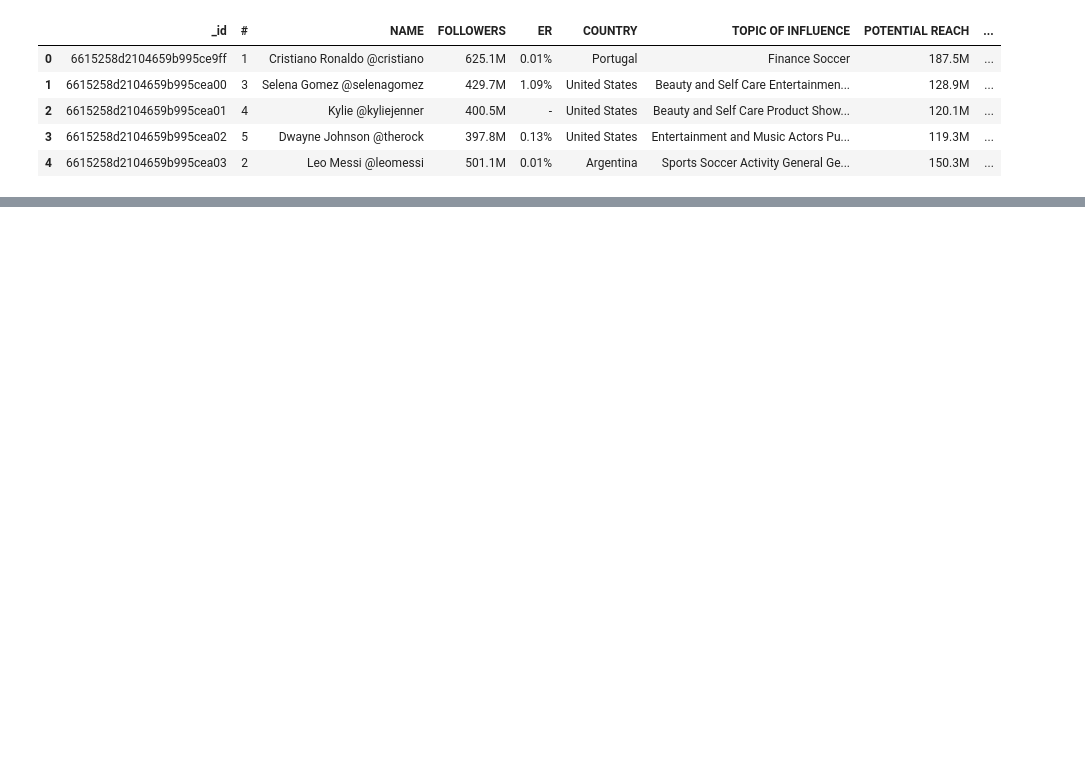
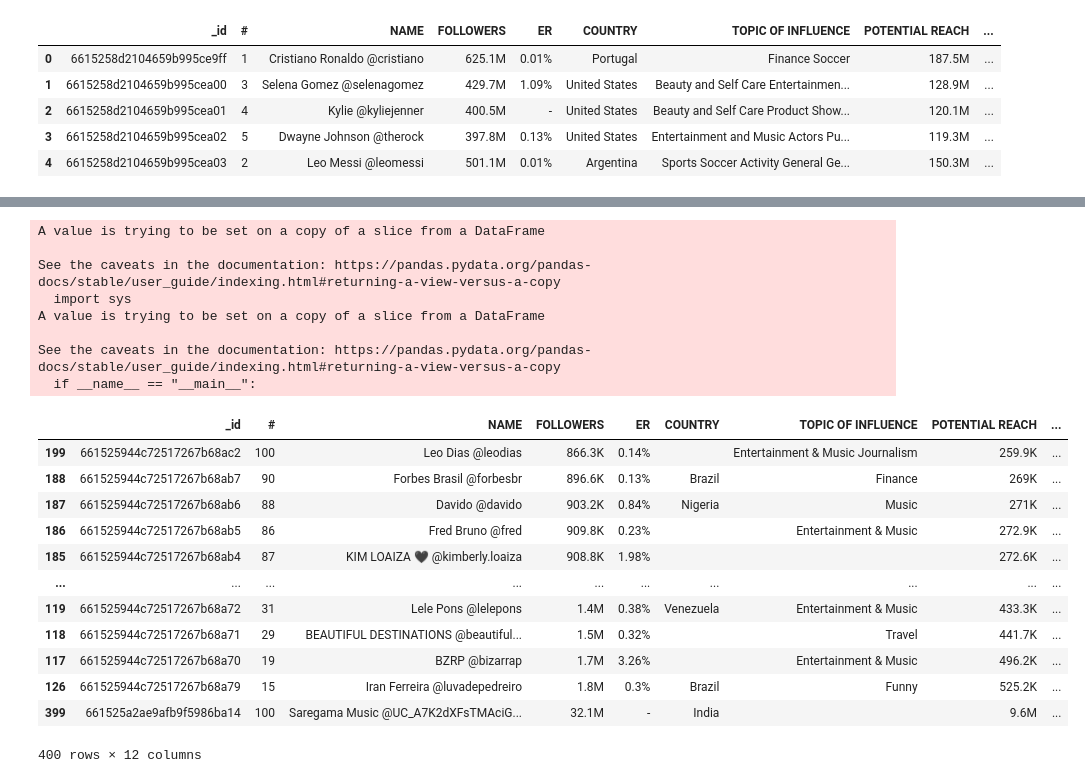
Before and after one commit to htojyy/proj-3-grp-4, a Jupyter notebook: Top100_Influencers.ipynb, the cells around one changed output, grey strips where cells are left out. Saved outputs shown, nothing was run; the diff lists cells and outputs as text; code cells hidden in the pictures; blank space fills up the shorter version.

```diff
--- a/Top100_Influencers.ipynb
+++ b/Top100_Influencers.ipynb
@@ -88,0 +112,13 @@ socials_df.head()
+# %%
+# remove keep numbers only
+# https://stackoverflow.com/questions/3411771/best-way-to-replace-multiple-characters-in-a-string
+socials_df['followers_number'] = 0.0
+
+for i in range(len(socials_df)):
+    if socials_df["Units_followers"][i] == 'K':
+        socials_df['followers_number'][i] = socials_df['FOLLOWERS'][i].replace('K', '')
+    else:
+        socials_df['followers_number'][i] = socials_df['FOLLOWERS'][i].replace('M', '')
+
+# socials_df.sort_values('Units_followers')
+socials_df.dtypes
@@ -88,0 +146,34 @@ socials_df.head()
+# %%
+# get actual follower number
+socials_df['followers_actual'] = 0.0
+
+for i in range(len(socials_df)):
+    if socials_df['Units_followers'][i] == 'M':
+        socials_df['followers_actual'][i] = socials_df['followers_number'][i] * 1000000
+    else:
+        socials_df['followers_actual'][i] = socials_df['followers_number'][i] * 1000
+
+# socials_df.tail(15)
+socials_df.sort_values('Units_followers')
+# %% [output]
+A value is trying to be set on a copy of a slice from a DataFrame
+
+See the caveats in the documentation: https://pandas.pydata.org/pandas-docs/stable/user_guide/indexing.html#returning-a-view-versus-a-copy
+  import sys
+A value is trying to be set on a copy of a slice from a DataFrame
+
+See the caveats in the documentation: https://pandas.pydata.org/pandas-docs/stable/user_guide/indexing.html#returning-a-view-versus-a-copy
+  if __name__ == "__main__":
+|  | _id | # | NAME | FOLLOWERS | ER | COUNTRY | TOPIC OF INFLUENCE | POTENTIAL REACH | ... |
+| 199 | 661525944c72517267b68ac2 | 100 | Leo Dias @leodias | 866.3K | 0.14% |  | Entertainment & Music Journalism | 259.9K | ... |
+| 188 | 661525944c72517267b68ab7 | 90 | Forbes Brasil @forbesbr | 896.6K | 0.13% | Brazil | Finance | 269K | ... |
+| 187 | 661525944c72517267b68ab6 | 88 | Davido @davido | 903.2K | 0.84% | Nigeria | Music | 271K | ... |
+| 186 | 661525944c72517267b68ab5 | 86 | Fred Bruno @fred | 909.8K | 0.23% |  | Entertainment & Music | 272.9K | ... |
+| 185 | 661525944c72517267b68ab4 | 87 | KIM LOAIZA 🖤 @kimberly.loaiza | 908.8K | 1.98% |  |  | 272.6K | ... |
+| ... | ... | ... | ... | ... | ... | ... | ... | ... | ... |
+| 119 | 661525944c72517267b68a72 | 31 | Lele Pons @lelepons | 1.4M | 0.38% | Venezuela | Entertainment & Music | 433.3K | ... |
+| 118 | 661525944c72517267b68a71 | 29 | BEAUTIFUL DESTINATIONS @beautiful... | 1.5M | 0.32% |  | Travel | 441.7K | ... |
+| 117 | 661525944c72517267b68a70 | 19 | BZRP @bizarrap | 1.7M | 3.26% |  | Entertainment & Music | 496.2K | ... |
+| 126 | 661525944c72517267b68a79 | 15 | Iran Ferreira @luvadepedreiro | 1.8M | 0.3% | Brazil | Funny | 525.2K | ... |
+| 399 | 661525a2ae9afb9f5986ba14 | 100 | Saregama Music @UC_A7K2dXFsTMAciG... | 32.1M | - | India |  | 9.6M | ... |
+400 rows × 12 columns
```
Also changed, not shown: parts of 12 cells of this notebook, 3 other files.
